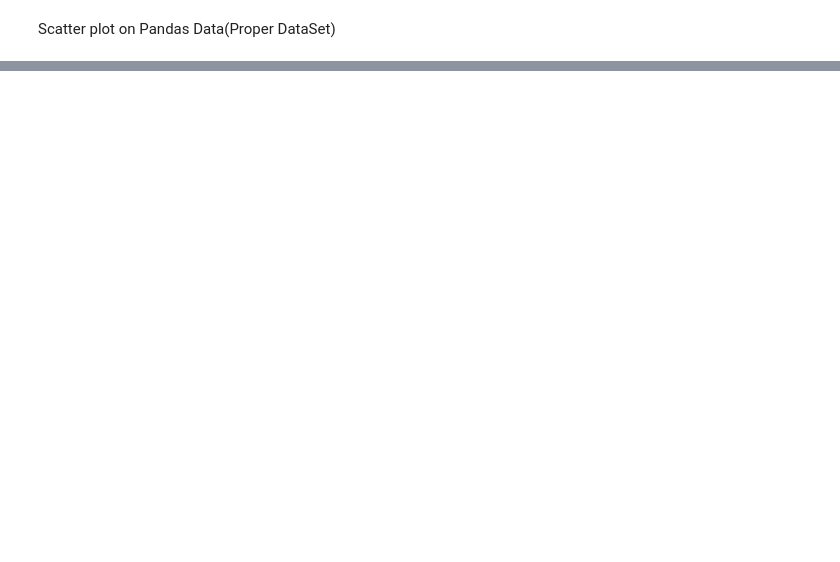
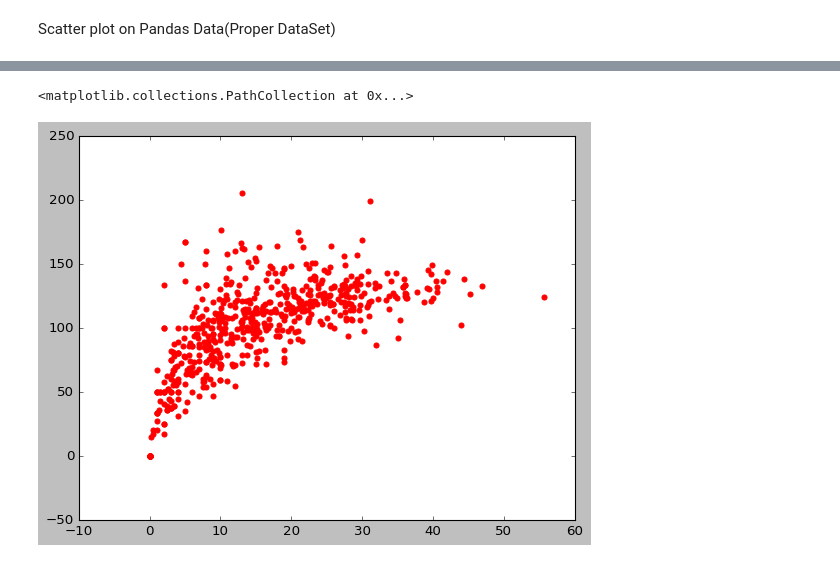
Before and after one commit to sseal2004/Machine-Learning-Full-Course, a Jupyter notebook: Python Library/MatplotLib/ScatterPlot.ipynb, the cells around one changed output, grey strips where cells are left out. Cells and saved outputs as stored; diff of their text form; code cells hidden in the pictures; blank space fills up the shorter version.

```diff
--- a/Python Library/MatplotLib/ScatterPlot.ipynb
+++ b/Python Library/MatplotLib/ScatterPlot.ipynb
@@ -45,2 +45,6 @@ plt.scatter(x,y)
 # %% [markdown]
 Scatter plot on Pandas Data(Proper DataSet)
+# %%
+df=pd.read_csv('./dataSets/batter.csv')
+df.head(58)
+df
@@ -46,0 +73,6 @@ Scatter plot on Pandas Data(Proper DataSet)
+# %%
+#colour
+plt.scatter(df['avg'],df['strike_rate'],color='red')
+# %% [output]
+<matplotlib.collections.PathCollection at 0x...>
+[figure, added]
```
Also changed, not shown: parts of 5 cells of this notebook, 5 other files.
